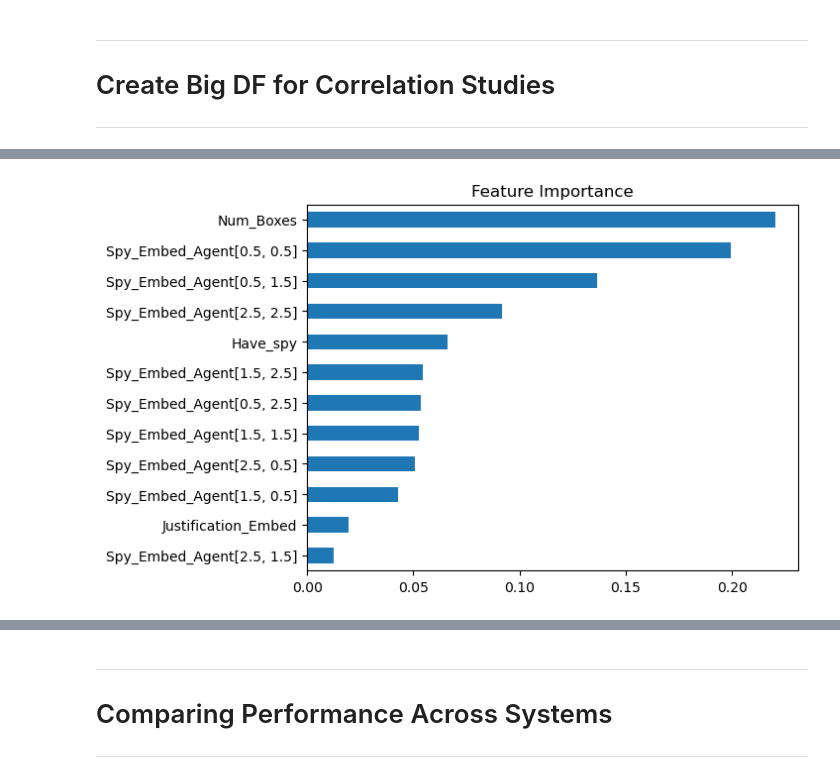
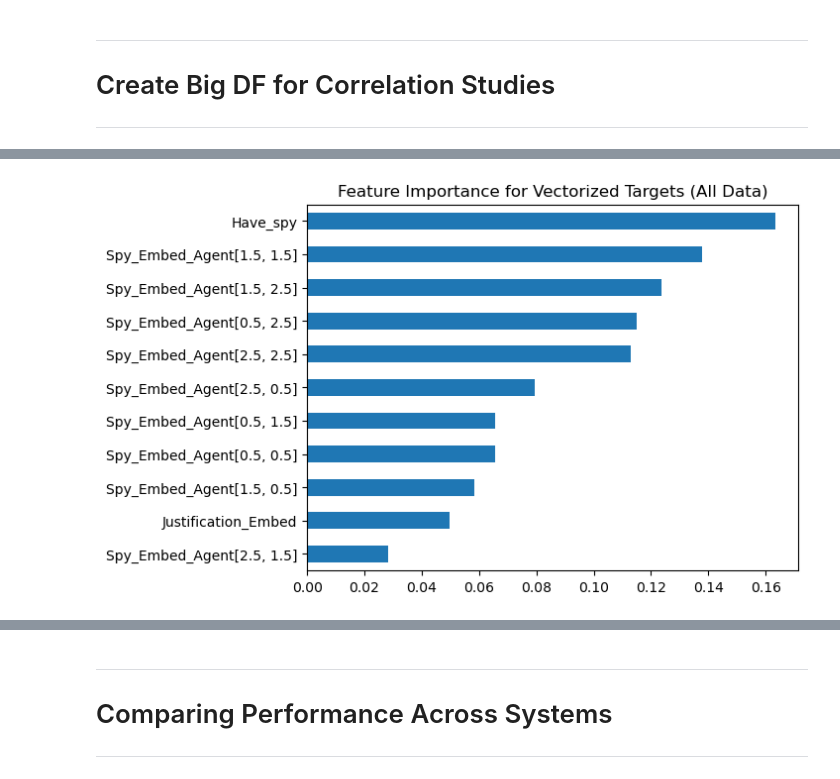
Before and after one commit to KevinBian107/RPLH, a Jupyter notebook: demos/notebooks/evaluation.ipynb, the cells around one changed output, grey strips where cells are left out. Drawn from its saved outputs; the diff is of its cells as text; code cells hidden in the pictures.

```diff
--- a/demos/notebooks/evaluation.ipynb
+++ b/demos/notebooks/evaluation.ipynb
@@ -35,7 +35,7 @@ df_s_spy, success_df_s_spy, _, _, _, _ = get_data(base_dir, 20)
 
 print("\nLOADING RPLH-NoSPY-STANDADRD...")
 base_dir = parent_folder / "gpt-standard-testing-nospy-env-1"
-df_s_nospy, success_df_s_nospy, _, _, _, _ = get_data(base_dir, 10)
+df_s_nospy, success_df_s_nospy, _, _, _, _ = get_data(base_dir, 20)
 # %% [output]
 LOADING RPLH-SPY-AGENT...
 trial_6: Not Converged
@@ -230,8 +230,8 @@ spy_embedding = get_spy_detect_embedding(agent_spy_merged, spy_df, justification
 # Create Big DF for Correlation Studies
 ***
 # %%
-standard_for_merge_spy = standard_spy_merged.drop(columns=["Num_Responses", "Boxes_To_Targets", "Boxes_To_Other"])
-standard_for_merge_nospy = standard_nospy_merged.drop(columns=["Num_Responses", "Boxes_To_Targets", "Boxes_To_Other"])
+standard_for_merge_spy = standard_spy_merged.drop(columns=["Boxes_To_Targets", "Boxes_To_Other"])
+standard_for_merge_nospy = standard_nospy_merged.drop(columns=["Boxes_To_Targets", "Boxes_To_Other"])
 
 spy_embedding["Have_spy"] = 1
 standard_for_merge_spy["Have_spy"] = 1
@@ -270,15 +325,12 @@ Name: Avg_Boxes_To_Targets_Per_Response, dtype: float64
 # %%
-from sklearn.ensemble import RandomForestRegressor
-from sklearn.model_selection import train_test_split
-
-X = rplh_df.drop(columns=["Avg_Boxes_To_Targets_Per_Response"])
-y = rplh_df["Avg_Boxes_To_Targets_Per_Response"]
+X = rplh_df.drop(columns=["Avg_Boxes_To_Targets_Per_Response", "Num_Responses", "Num_Boxes"])
+y = rplh_df[["Num_Responses", "Avg_Boxes_To_Targets_Per_Response"]]
 X_train, X_test, y_train, y_test = train_test_split(X, y, test_size=0.2, random_state=42)
 model = RandomForestRegressor(random_state=42)
 model.fit(X_train, y_train)
 
 importances = pd.Series(model.feature_importances_, index=X.columns)
-importances.sort_values().plot(kind="barh", title="Feature Importance")
+importances.sort_values().plot(kind="barh", title="Feature Importance for Vectorized Targets (All Data)")
 plt.show()
 # %% [output]
-[figure, old version]
+[figure, new version]
```
Also changed, not shown: parts of 24 cells of this notebook, 5 other files.
